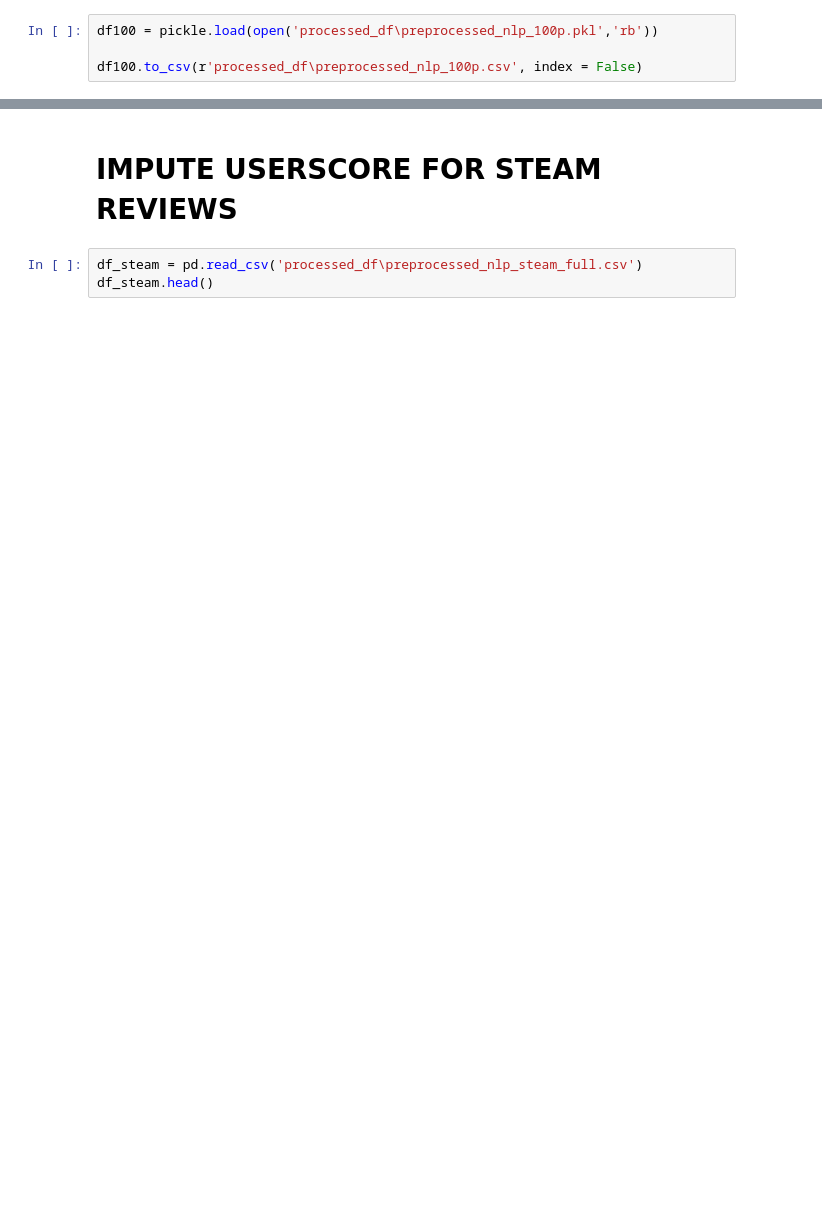
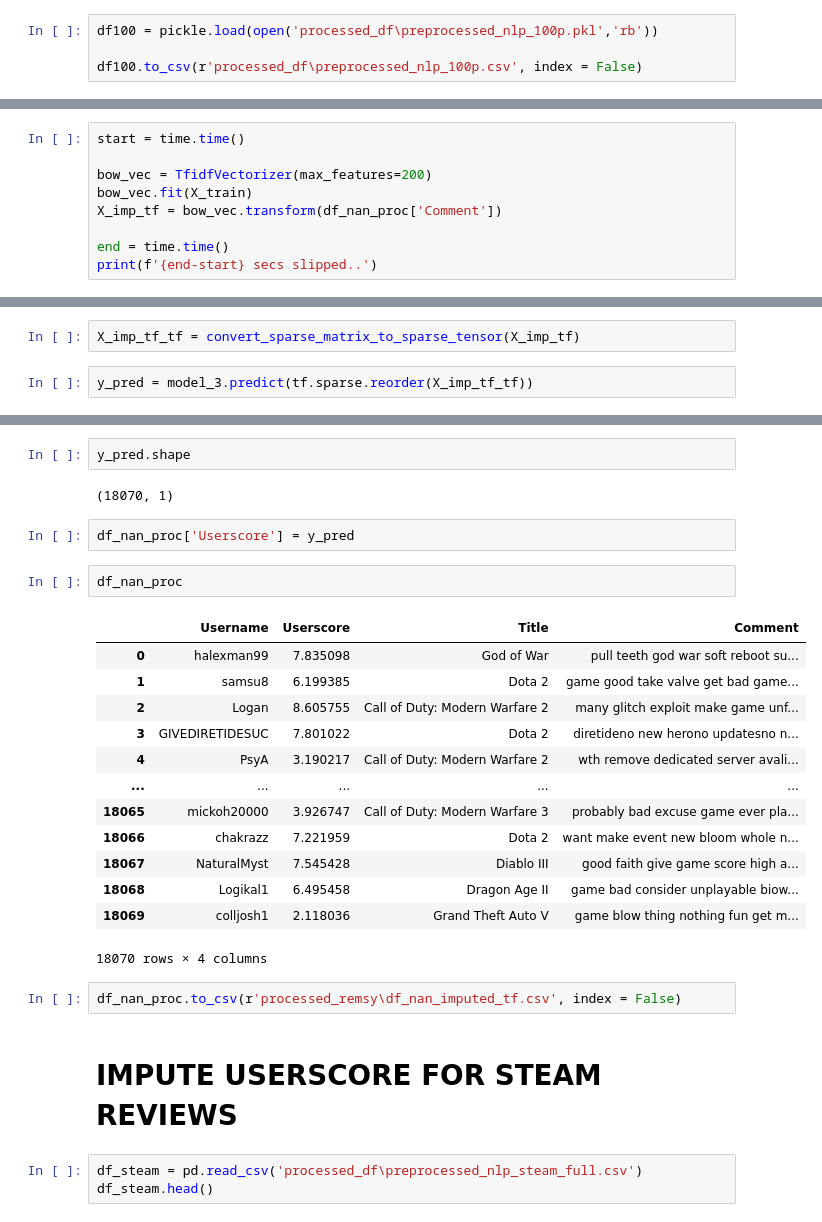
Before and after one commit to vivyhasadream/Game_Recommender_System_W_Sentimental_Analyzer, a Jupyter notebook: 3_Modelling_Metacritic_NLP_tensorflow.ipynb, the cells around one changed output, grey strips where cells are left out. Drawn from its saved outputs; the diff is of its cells as text; blank space fills up the shorter version.

```diff
--- a/3_Modelling_Metacritic_NLP_tensorflow.ipynb
+++ b/3_Modelling_Metacritic_NLP_tensorflow.ipynb
@@ -317,0 +338,9 @@ df100.to_csv(r'processed_df\preprocessed_nlp_100p.csv', index = False)
+# %%
+start = time.time()
+
+bow_vec = TfidfVectorizer(max_features=200)
+bow_vec.fit(X_train)
+X_imp_tf = bow_vec.transform(df_nan_proc['Comment'])
+
+end = time.time()
+print(f'{end-start} secs slipped..')
@@ -317,0 +353,4 @@ df100.to_csv(r'processed_df\preprocessed_nlp_100p.csv', index = False)
+# %%
+X_imp_tf_tf = convert_sparse_matrix_to_sparse_tensor(X_imp_tf)
+# %%
+y_pred = model_3.predict(tf.sparse.reorder(X_imp_tf_tf))
@@ -318,3 +359,27 @@ df100.to_csv(r'processed_df\preprocessed_nlp_100p.csv', index = False)
+# %%
+y_pred.shape
+# %% [output]
+(18070, 1)
+# %%
+df_nan_proc['Userscore'] = y_pred
+# %%
+df_nan_proc
+# %% [output]
+|  | Username | Userscore | Title | Comment |
+| 0 | halexman99 | 7.835098 | God of War | pull teeth god war soft reboot su... |
+| 1 | samsu8 | 6.199385 | Dota 2 | game good take valve get bad game... |
+| 2 | Logan | 8.605755 | Call of Duty: Modern Warfare 2 | many glitch exploit make game unf... |
+| 3 | GIVEDIRETIDESUC | 7.801022 | Dota 2 | diretideno new herono updatesno n... |
+| 4 | PsyA | 3.190217 | Call of Duty: Modern Warfare 2 | wth remove dedicated server avali... |
+| ... | ... | ... | ... | ... |
+| 18065 | mickoh20000 | 3.926747 | Call of Duty: Modern Warfare 3 | probably bad excuse game ever pla... |
+| 18066 | chakrazz | 7.221959 | Dota 2 | want make event new bloom whole n... |
+| 18067 | NaturalMyst | 7.545428 | Diablo III | good faith give game score high a... |
+| 18068 | Logikal1 | 6.495458 | Dragon Age II | game bad consider unplayable biow... |
+| 18069 | colljosh1 | 2.118036 | Grand Theft Auto V | game blow thing nothing fun get m... |
+18070 rows × 4 columns
+# %%
+df_nan_proc.to_csv(r'processed_remsy\df_nan_imputed_tf.csv', index = False)
 # %% [markdown]
 # IMPUTE USERSCORE FOR STEAM REVIEWS
 # %%
```
Also changed, not shown: parts of 13 cells of this notebook, 1 other file.
